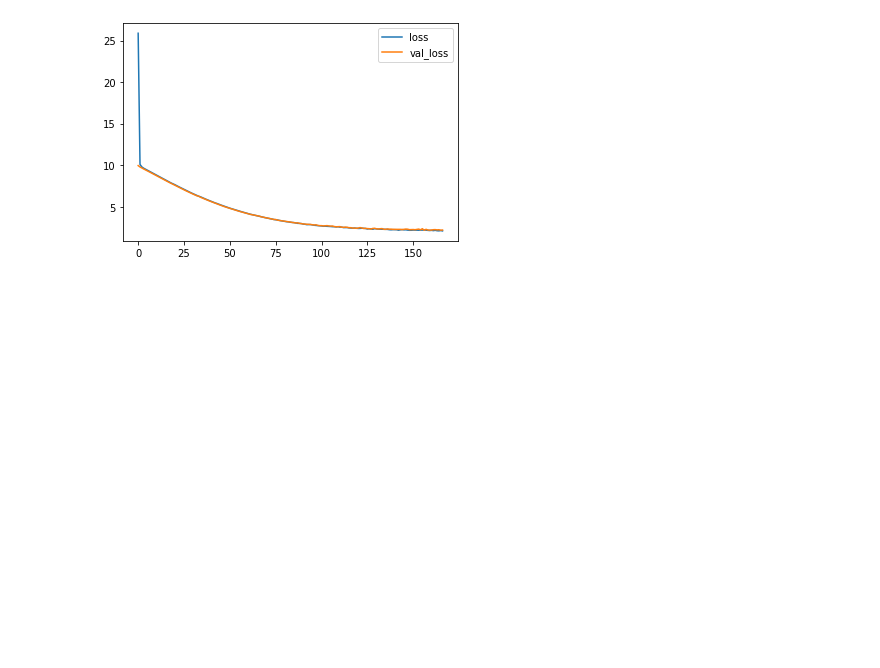
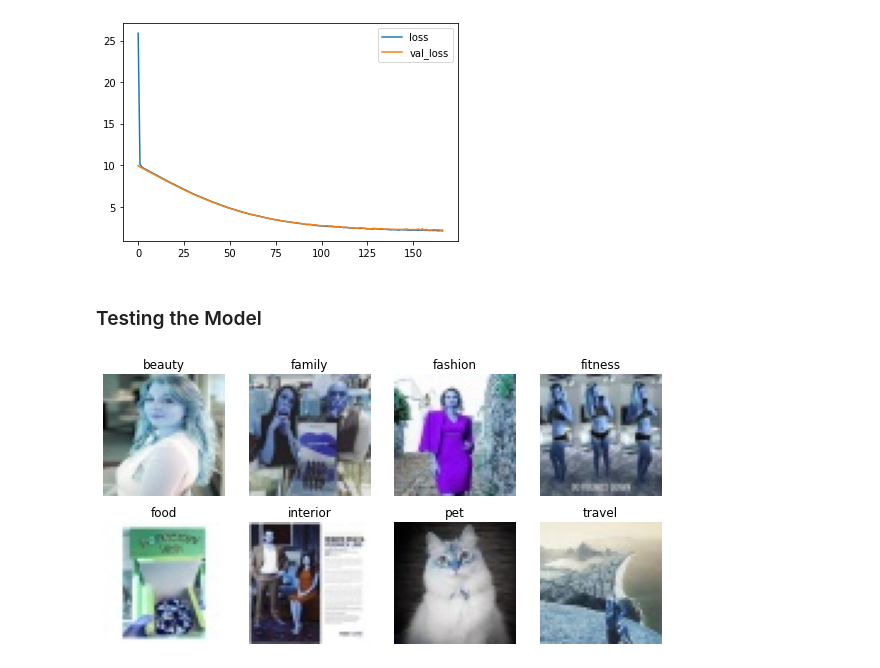
Before and after one commit to mshayganfar/sb_capstone, a Jupyter notebook: cap_project_prototype.ipynb, the cells around one changed output. Saved outputs shown, nothing was run; the diff lists cells and outputs as text; code cells hidden in the pictures; blank space fills up the shorter version.

```diff
--- a/cap_project_prototype.ipynb
+++ b/cap_project_prototype.ipynb
@@ -468,3 +441,5 @@ metrics[['loss','val_loss']].plot()
 # %% [output]
 <matplotlib.axes._subplots.AxesSubplot at 0x...>
 [figure]
+# %% [markdown]
+### Testing the Model
@@ -470,0 +448,12 @@ metrics[['loss','val_loss']].plot()
+# %%
+resized_test_image_folders_base = '/Users/mshayganfar/Documents/Mahni/Influencers/resized_test_images/'
+# %%
+# Randomly pick and load one image from each category.
+
+random_filenames_dict = {}
+
+for category in influencer_category:
+    filenames = os.listdir(resized_test_image_folders_base + category + '/' + '.')
+    random_file_index = random.randint(0, len(filenames)-1)
+    random_filename = filenames[random_file_index]
+    random_filenames_dict[category] = random_filename
@@ -470,0 +463,17 @@ metrics[['loss','val_loss']].plot()
+# %%
+fig = plt.figure(figsize=(10, 5))
+
+rows = 2
+columns = 4
+
+image_count = 1
+
+for category in random_filenames_dict:
+    loaded_image = load_image(resized_test_image_folders_base + category + '/', random_filenames_dict[category])
+    fig.add_subplot(rows, columns, image_count)
+    plt.imshow(loaded_image)
+    plt.axis('off')
+    plt.title(category)
+    image_count = image_count + 1
+# %% [output]
+[figure, added]
```
Also changed, not shown: parts of 8 cells of this notebook.
